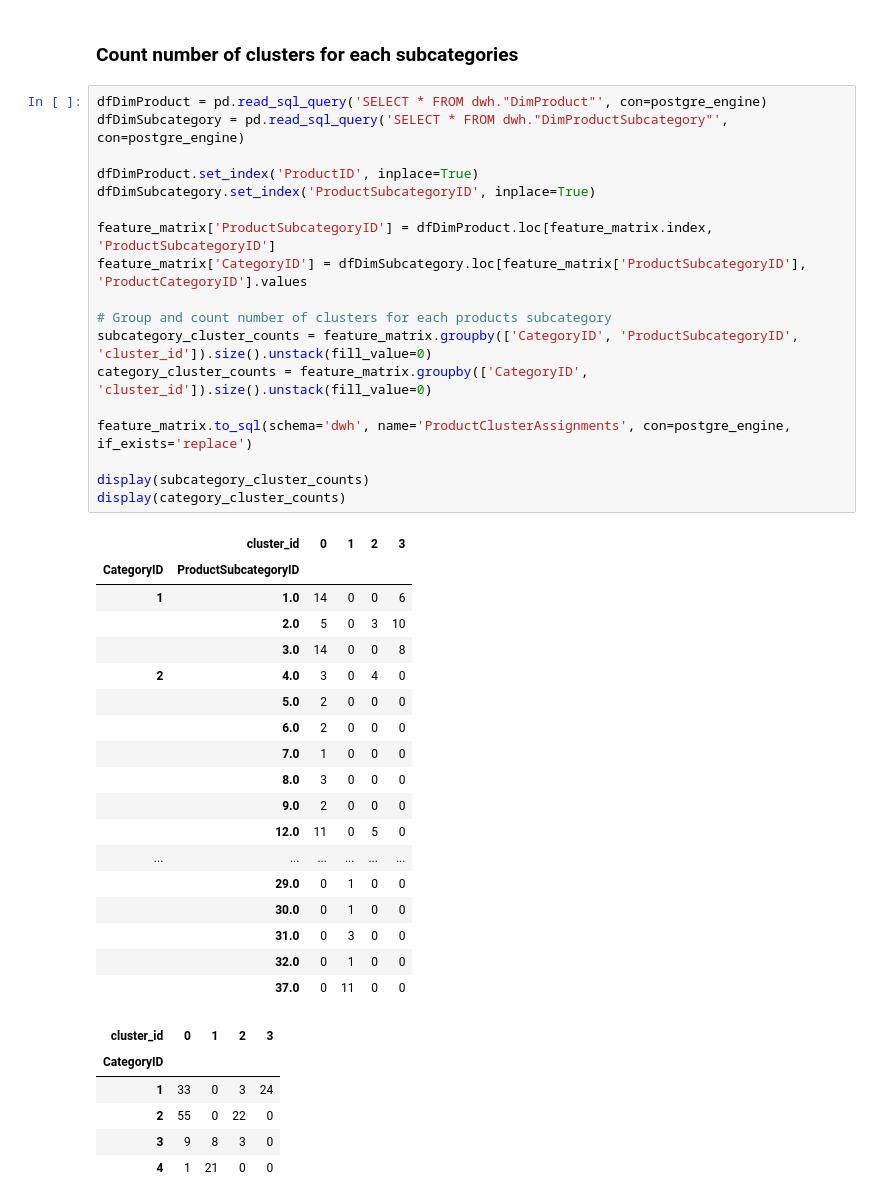
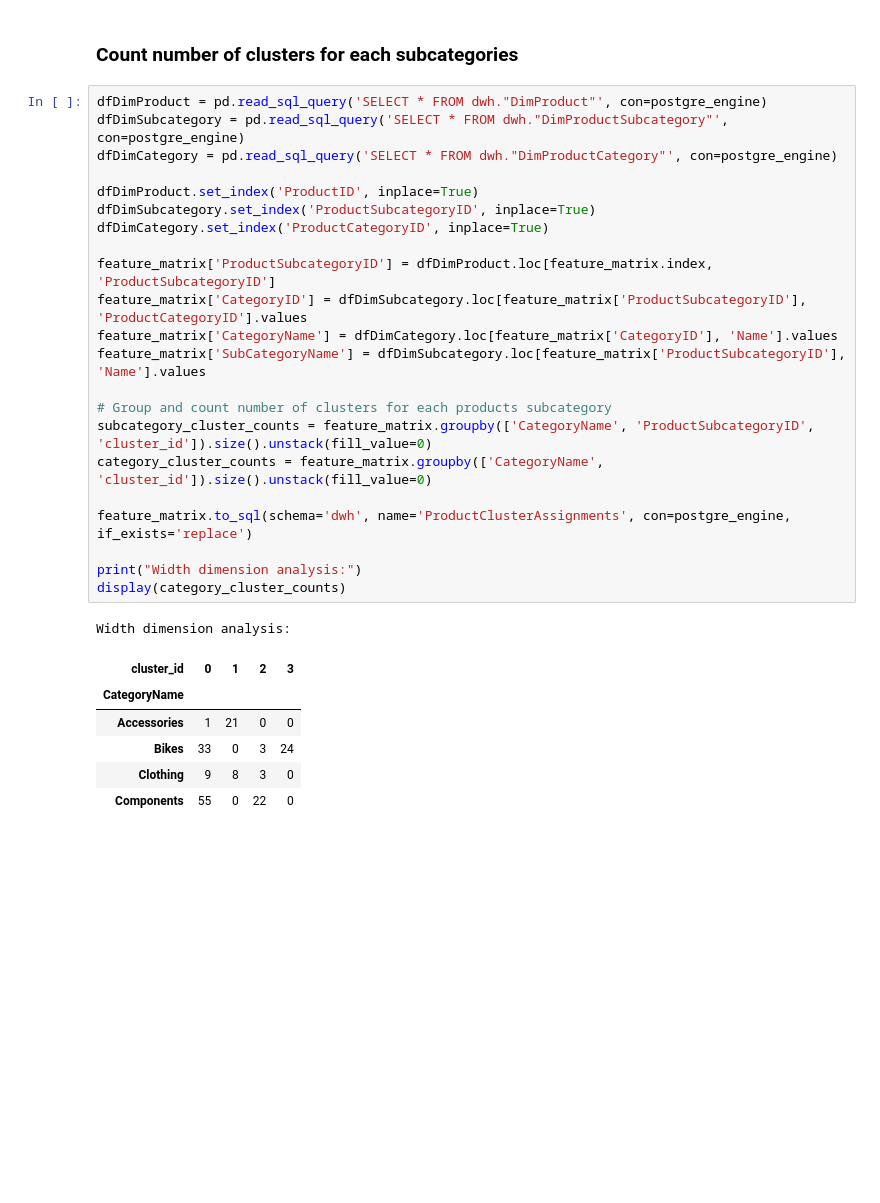
Before and after one commit to trungtranquoc/Data-Warehouse-Product-Mix-Clustering, a Jupyter notebook: data_clustering.ipynb, the cells around one changed output. Cells and saved outputs as stored; diff of their text form; blank space fills up the shorter version.

```diff
--- a/data_clustering.ipynb
+++ b/data_clustering.ipynb
@@ -391,43 +405,30 @@ plt.show()
 # %%
 dfDimProduct = pd.read_sql_query('SELECT * FROM dwh."DimProduct"', con=postgre_engine)
 dfDimSubcategory = pd.read_sql_query('SELECT * FROM dwh."DimProductSubcategory"', con=postgre_engine)
+dfDimCategory = pd.read_sql_query('SELECT * FROM dwh."DimProductCategory"', con=postgre_engine)
 
 dfDimProduct.set_index('ProductID', inplace=True)
 dfDimSubcategory.set_index('ProductSubcategoryID', inplace=True)
+dfDimCategory.set_index('ProductCategoryID', inplace=True)
 
 feature_matrix['ProductSubcategoryID'] = dfDimProduct.loc[feature_matrix.index, 'ProductSubcategoryID']
 feature_matrix['CategoryID'] = dfDimSubcategory.loc[feature_matrix['ProductSubcategoryID'], 'ProductCategoryID'].values
+feature_matrix['CategoryName'] = dfDimCategory.loc[feature_matrix['CategoryID'], 'Name'].values
+feature_matrix['SubCategoryName'] = dfDimSubcategory.loc[feature_matrix['ProductSubcategoryID'], 'Name'].values
 
 # Group and count number of clusters for each products subcategory
-subcategory_cluster_counts = feature_matrix.groupby(['CategoryID', 'ProductSubcategoryID', 'cluster_id']).size().unstack(fill_value=0)
-category_cluster_counts = feature_matrix.groupby(['CategoryID', 'cluster_id']).size().unstack(fill_value=0)
+subcategory_cluster_counts = feature_matrix.groupby(['CategoryName', 'ProductSubcategoryID', 'cluster_id']).size().unstack(fill_value=0)
+category_cluster_counts = feature_matrix.groupby(['CategoryName', 'cluster_id']).size().unstack(fill_value=0)
 
 feature_matrix.to_sql(schema='dwh', name='ProductClusterAssignments', con=postgre_engine, if_exists='replace')
 
-display(subcategory_cluster_counts)
+print("Width dimension analysis:")
 display(category_cluster_counts)
 # %% [output]
+Width dimension analysis:
-|  | cluster_id | 0 | 1 | 2 | 3 |
-| CategoryID | ProductSubcategoryID |  |  |  |  |
-| 1 | 1.0 | 14 | 0 | 0 | 6 |
-|  | 2.0 | 5 | 0 | 3 | 10 |
-|  | 3.0 | 14 | 0 | 0 | 8 |
-| 2 | 4.0 | 3 | 0 | 4 | 0 |
-|  | 5.0 | 2 | 0 | 0 | 0 |
-|  | 6.0 | 2 | 0 | 0 | 0 |
-|  | 7.0 | 1 | 0 | 0 | 0 |
-|  | 8.0 | 3 | 0 | 0 | 0 |
-|  | 9.0 | 2 | 0 | 0 | 0 |
-|  | 12.0 | 11 | 0 | 5 | 0 |
-| ... | ... | ... | ... | ... | ... |
-|  | 29.0 | 0 | 1 | 0 | 0 |
-|  | 30.0 | 0 | 1 | 0 | 0 |
-|  | 31.0 | 0 | 3 | 0 | 0 |
-|  | 32.0 | 0 | 1 | 0 | 0 |
-|  | 37.0 | 0 | 11 | 0 | 0 |
+| cluster_id | 0 | 1 | 2 | 3 |
+| CategoryName |  |  |  |  |
+| Accessories | 1 | 21 | 0 | 0 |
+| Bikes | 33 | 0 | 3 | 24 |
+| Clothing | 9 | 8 | 3 | 0 |
+| Components | 55 | 0 | 22 | 0 |
-| cluster_id | 0 | 1 | 2 | 3 |
-| CategoryID |  |  |  |  |
-| 1 | 33 | 0 | 3 | 24 |
-| 2 | 55 | 0 | 22 | 0 |
-| 3 | 9 | 8 | 3 | 0 |
-| 4 | 1 | 21 | 0 | 0 |
```
Also changed, not shown: parts of 3 cells of this notebook, 2 other files.
